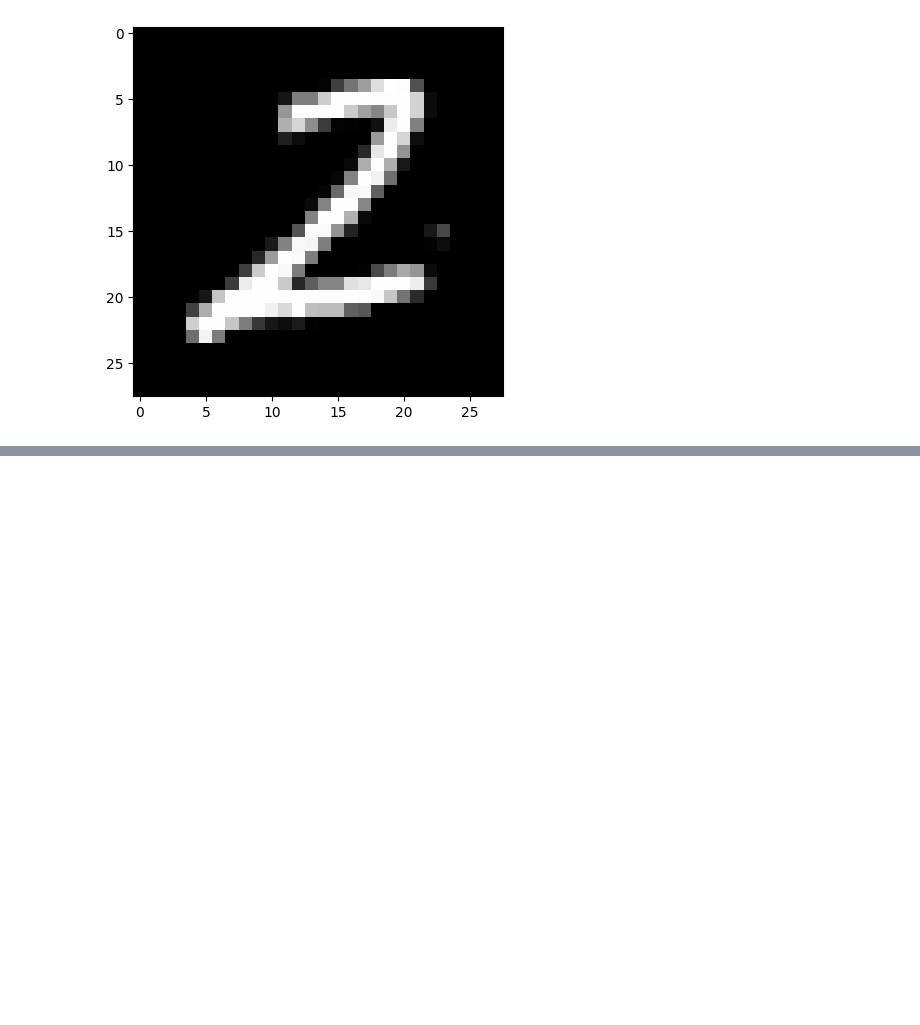
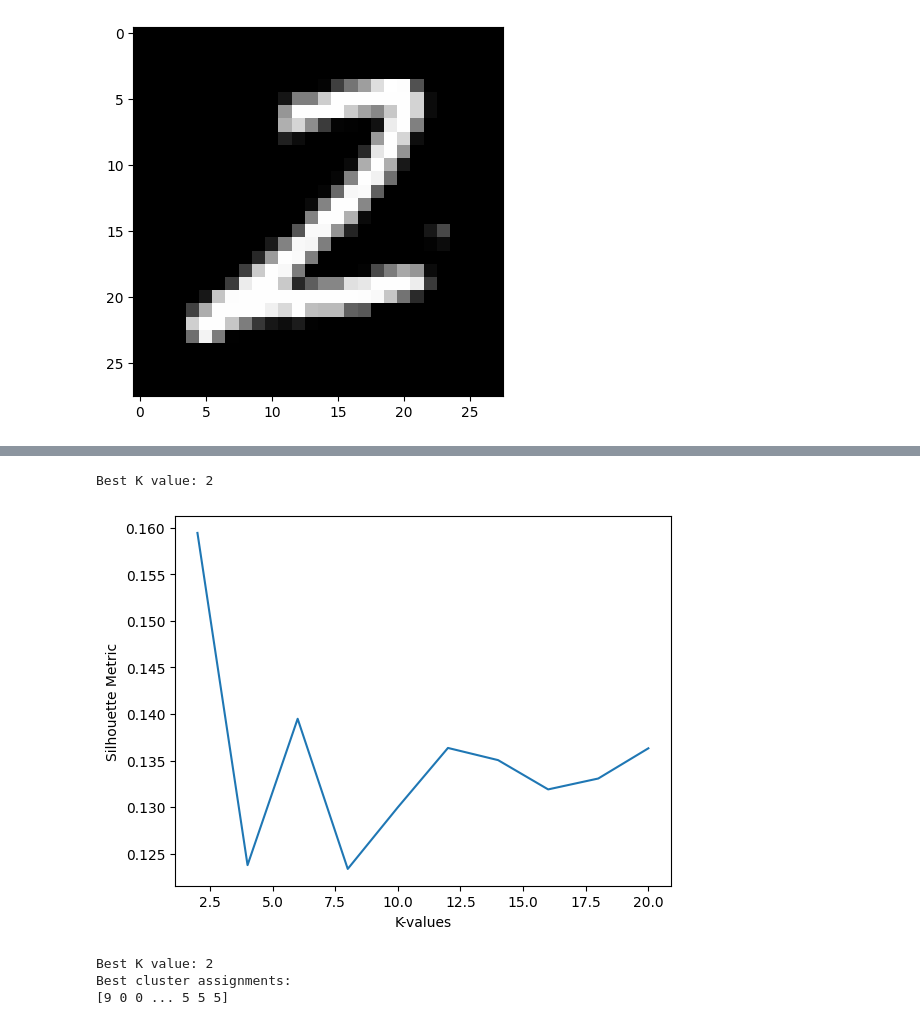
Before and after one commit to krithikajain/Handwritten-Digits-Clustering-using-K-Means, a Jupyter notebook: kmeans_clustering.ipynb, the cells around one changed output, grey strips where cells are left out. Saved outputs shown, nothing was run; the diff lists cells and outputs as text; code cells hidden in the pictures; blank space fills up the shorter version.

```diff
--- a/kmeans_clustering.ipynb
+++ b/kmeans_clustering.ipynb
@@ -32,0 +109,65 @@ reduced_data.shape
+# %%
+def kmeansCluster(train_data, centroids, max_iterations=100):
+  cluster_assigned = np.zeros(train_data.shape[0], dtype=int)
+
+  for iteration in range(max_iterations):
+
+    for i in range(train_data.shape[0]):
+      distances = np.linalg.norm(train_data[i] - centroids, axis=1)
+      nearest_k = np.argmin(distances)
+      cluster_assigned[i] = nearest_k
+
+    for cluster in range(centroids.shape[0]):
+      cluster_points = train_data[cluster_assigned == cluster]
+      if len(cluster_points) > 0:
+          centroids[cluster] = np.mean(cluster_points, axis=0)
+      else:
+        random_indices = np.random.choice(train_data.shape[0], 1)
+        centroids[cluster] = train_data[random_indices][0]
+  return cluster_assigned, centroids
+# %%
+def evaluate_k_means(train_data, K_range):
+  silhouette_scores = []
+
+  for K in K_range:
+    centroids = generateRandomKCentroids(train_data,K)
+    cluster_assigned, final_centroids = kmeansCluster(train_data,centroids)
+    silhouette_avg = silhouette_score(train_data, cluster_assigned)
+    silhouette_scores.append(silhouette_avg)
+
+  return silhouette_scores
+# %%
+K_range = range(2, 21,2)
+best_K = 0
+best_cluster_assignments = []
+# Evaluate clustering for different K values
+silhouette_scores = evaluate_k_means(train_data, K_range)
+
+best_K = K_range[np.argmax(silhouette_scores)]
+print(f"Best K value: {best_K}")
+
+# Plot the Silhouette Score for different K values
+plt.xlabel("K-values")
+plt.ylabel("Silhouette Metric")
+plt.plot([i for i in K_range], silhouette_scores)
+plt.show()
+# %% [output]
+Best K value: 2
+[figure, added]
+# %%
+best_centroids = generateRandomKCentroids(train_data, 10)
+best_cluster_assignments, _ = kmeansCluster(train_data, best_centroids)
+
+# Print the best K value and its cluster assignments
+print(f"Best K value: {best_K}")
+print("Best cluster assignments:")
+print(best_cluster_assignments)
+
+# Save the best cluster assignments to a file
+with open('best_cluster_assignments.txt', 'w') as file:
+    for assignment in best_cluster_assignments:
+        file.write(f"{assignment}\n")
+# %% [output]
+Best K value: 2
+Best cluster assignments:
+[9 0 0 ... 5 5 5]
```
Also changed, not shown: parts of 20 cells of this notebook.
